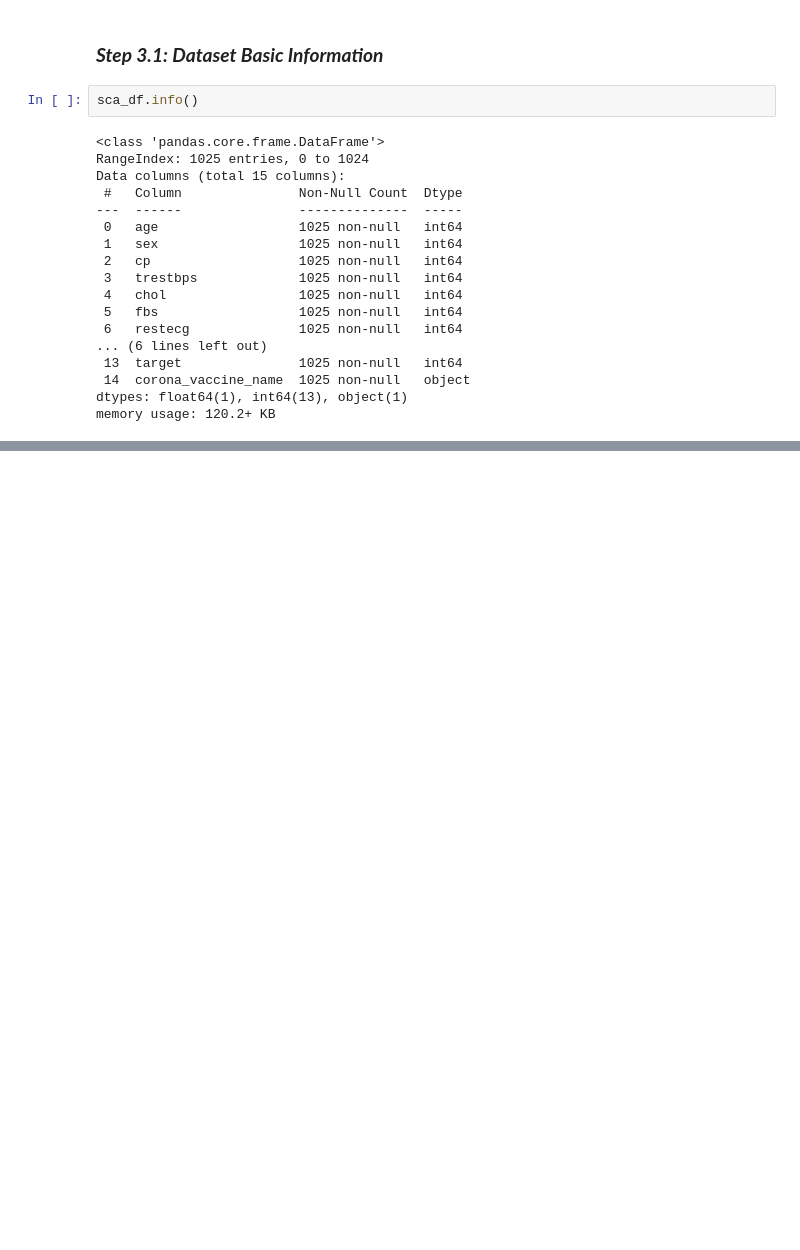
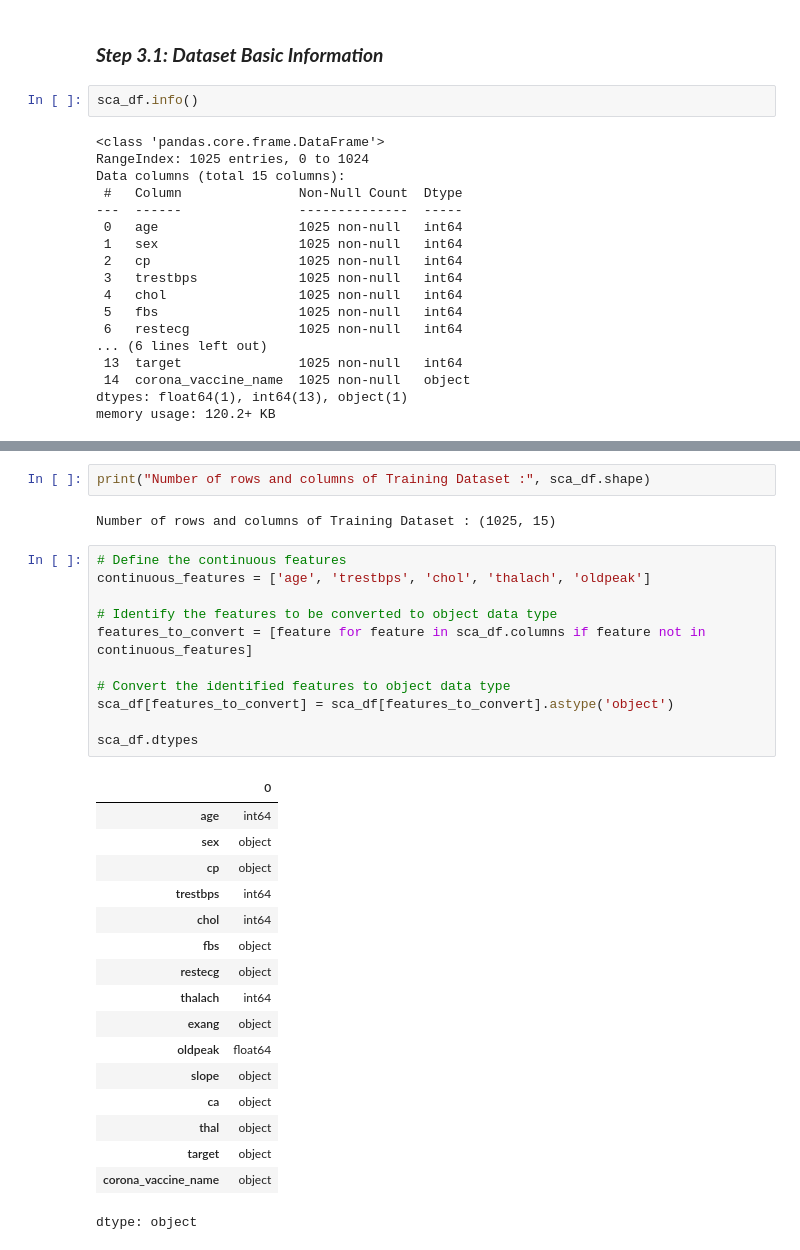
Before and after one commit to Mihishi/sca-supervised-prediction-model, a Jupyter notebook: sudden_cardiac_arrest.ipynb, the cells around one changed output, grey strips where cells are left out. Cells and saved outputs as stored; diff of their text form; blank space fills up the shorter version.

Commit message:
Dataset Overview has done

```diff
--- a/sudden_cardiac_arrest.ipynb
+++ b/sudden_cardiac_arrest.ipynb
@@ -59,0 +76,33 @@ memory usage: 120.2+ KB
+# %%
+print("Number of rows and columns of Training Dataset :", sca_df.shape)
+# %% [output]
+Number of rows and columns of Training Dataset : (1025, 15)
+# %%
+# Define the continuous features
+continuous_features = ['age', 'trestbps', 'chol', 'thalach', 'oldpeak']
+
+# Identify the features to be converted to object data type
+features_to_convert = [feature for feature in sca_df.columns if feature not in continuous_features]
+
+# Convert the identified features to object data type
+sca_df[features_to_convert] = sca_df[features_to_convert].astype('object')
+
+sca_df.dtypes
+# %% [output]
+|  | 0 |
+| age | int64 |
+| sex | object |
+| cp | object |
+| trestbps | int64 |
+| chol | int64 |
+| fbs | object |
+| restecg | object |
+| thalach | int64 |
+| exang | object |
+| oldpeak | float64 |
+| slope | object |
+| ca | object |
+| thal | object |
+| target | object |
+| corona_vaccine_name | object |
+dtype: object
```
Also changed, not shown: parts of 6 cells of this notebook.
